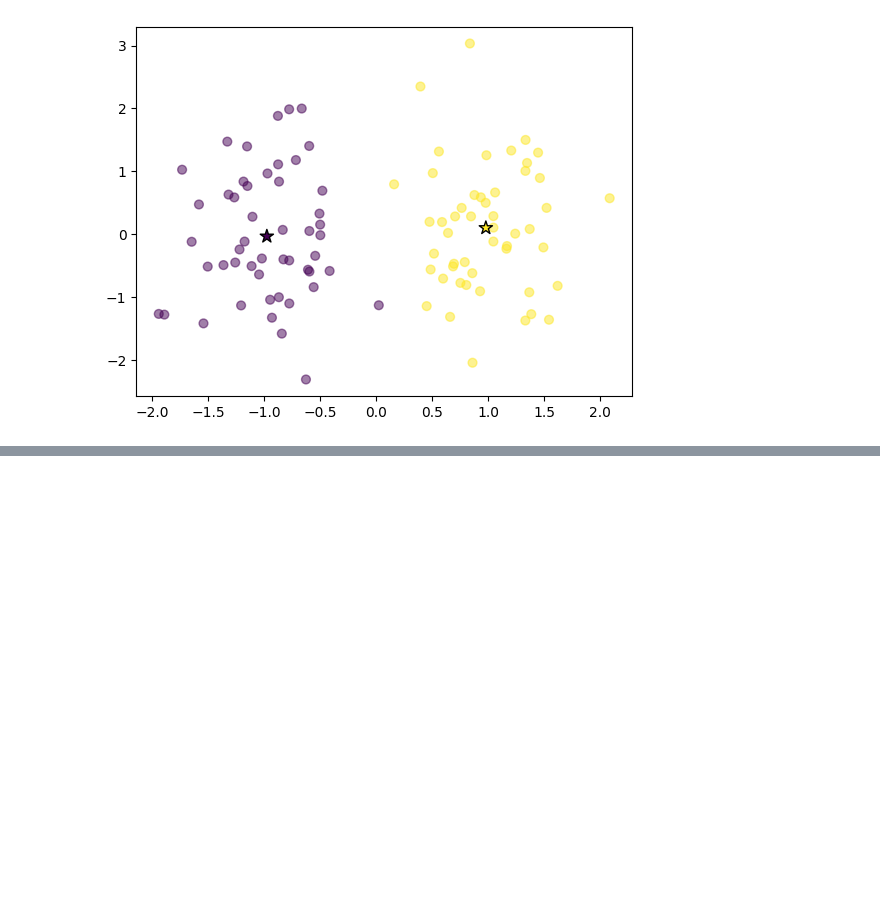
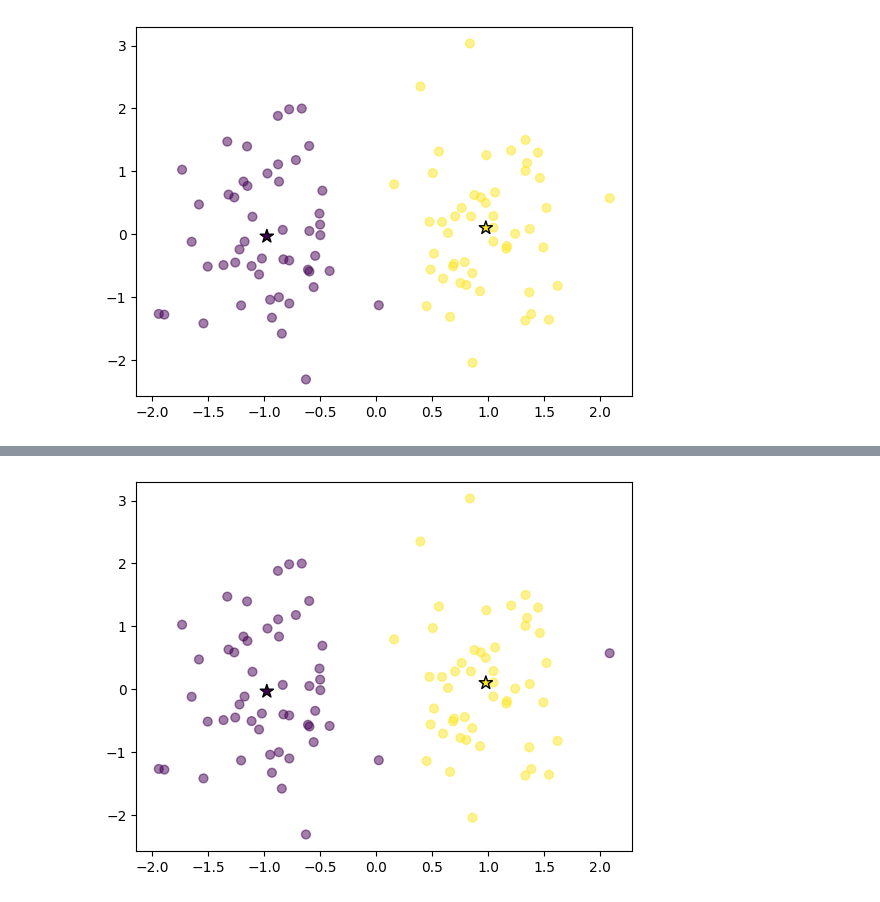
Before and after one commit to hik023/data_science_training, a Jupyter notebook: neural/clustering/7.3_k_means.ipynb, the cells around one changed output, grey strips where cells are left out. Saved outputs shown, nothing was run; the diff lists cells and outputs as text; code cells hidden in the pictures; blank space fills up the shorter version.

```diff
--- a/neural/clustering/7.3_k_means.ipynb
+++ b/neural/clustering/7.3_k_means.ipynb
@@ -28,0 +70,83 @@ plt.show()
+# %%
+def random_centroids_selection(X: np.array, n: int, k: int) -> list:
+    """
+    Centroids initialization
+    """
+    result = []
+    random_selection = np.random.randint(0, n, size=k)
+    for obj_id in random_selection:
+        result.append(X[obj_id, :])
+    return result
+
+
+def eval_weight_evolution(centroid_objects_prev: list, centroid_objects: list, k: int):
+    """
+    Calculate how centroids move by 1 step
+    """
+    result = []
+    for i in range(k):
+        dist = euclidean(
+            centroid_objects_prev[i],
+            centroid_objects[i]
+        )
+        result.append(dist)
+
+    return result
+
+
+def eval_cluster_labels(X, centroid_objects):
+    """
+    Calculate clusters labels
+    """
+    cluster_distance = euclidean_distances(X, centroid_objects)
+    cluster_labels = cluster_distance.argmin(axis=1)
+    return cluster_labels
+
+
+def eval_centroids(X, k, cluster_labels):
+    """
+    Calculate cluster centroids
+    """
+    result = []
+    for i in range(k):
+        new_centroid = X[cluster_labels==i].mean(axis=0)
+        result.append(new_centroid)
+    return result
+
+
+def k_means_model(X: np.array, k: int = 2, eps: float = 0.001, num_iteration: int = 10):
+    """
+    K-means algorithm
+
+    :param X: train dataset
+    :param k: num of clusters
+    """
+    centroids, cluster_labels = None, None
+    try:
+        n, m = X.shape
+    except ValueError:
+        print("X has incorrect type")
+    # cluster centers random initialization
+    centroid_objects_prev = [np.zeros(m) for i in range(k)]
+    centroid_objects = random_centroids_selection(X, n, k)
+    weight_evolution = eval_weight_evolution(centroid_objects_prev, centroid_objects, k)
+    step = 0
+    while step < num_iteration and sum(weight_evolution[i] > eps for i in range(k)) != 0:
+        centroid_objects_prev = centroid_objects.copy()
+        # calculate clusters labels
+        cluster_labels = eval_cluster_labels(X, centroid_objects)
+        # calculate clusters centroids
+        centroid_objects = eval_centroids(X, k, cluster_labels)
+        # how much clusters move
+        weight_evolution = eval_weight_evolution(centroid_objects_prev, centroid_objects, k)
+        print(f"Step {step}, {weight_evolution = }")
+        step += 1
+
+    return np.vstack(centroid_objects), cluster_labels
+
+centroids, cluster_labels = k_means_model(X, k=2, num_iteration=10)
+
+plt.scatter(X[:,0], X[:,1], s=40, c=y, alpha=0.5)
+plt.scatter(centroids[:,0], centroids[:,1], s=100, c=[0,1], marker="*", edgecolors="black")
+plt.show()
+# %% [output]
@@ -28,0 +159 @@ plt.show()
+[figure, added]
```
Also changed, not shown: parts of 6 cells of this notebook, 1 other file.
